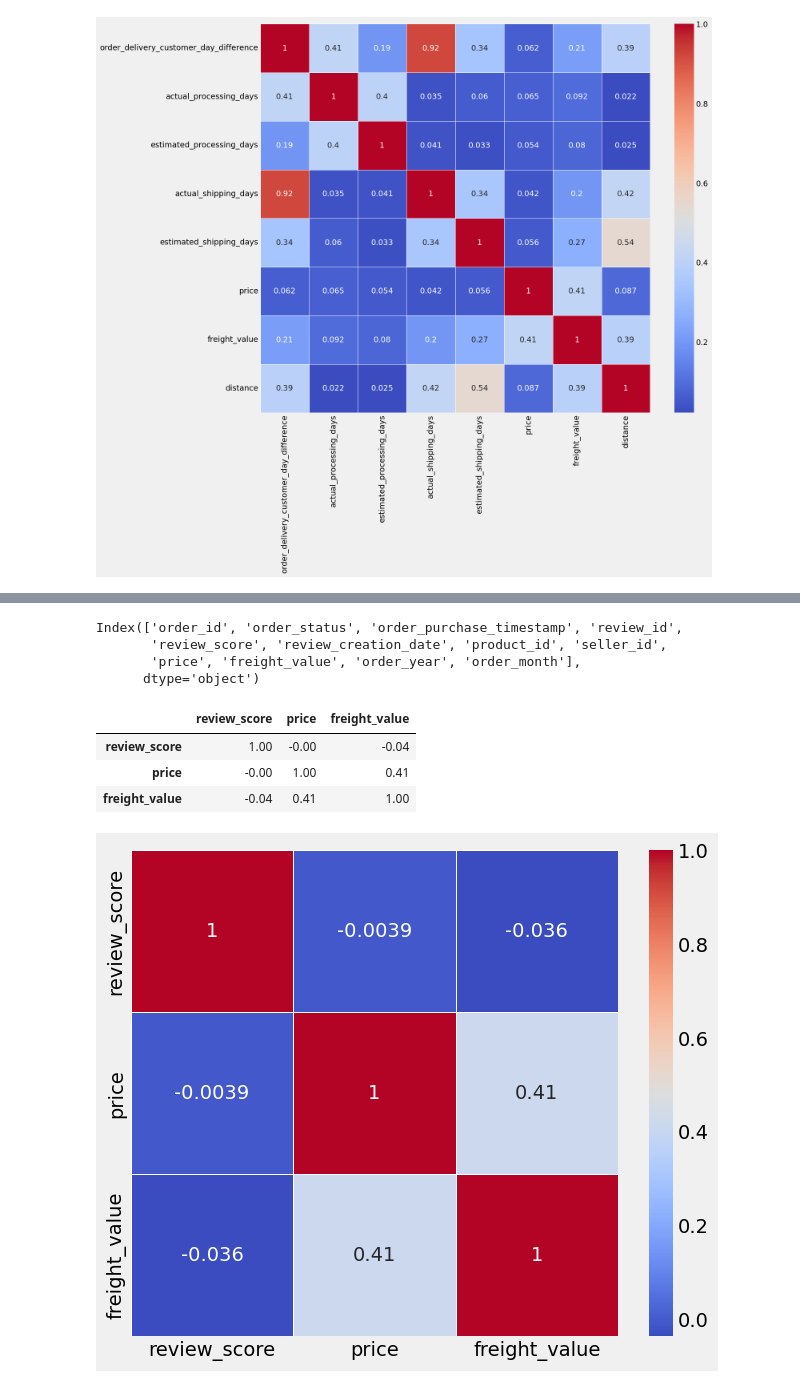
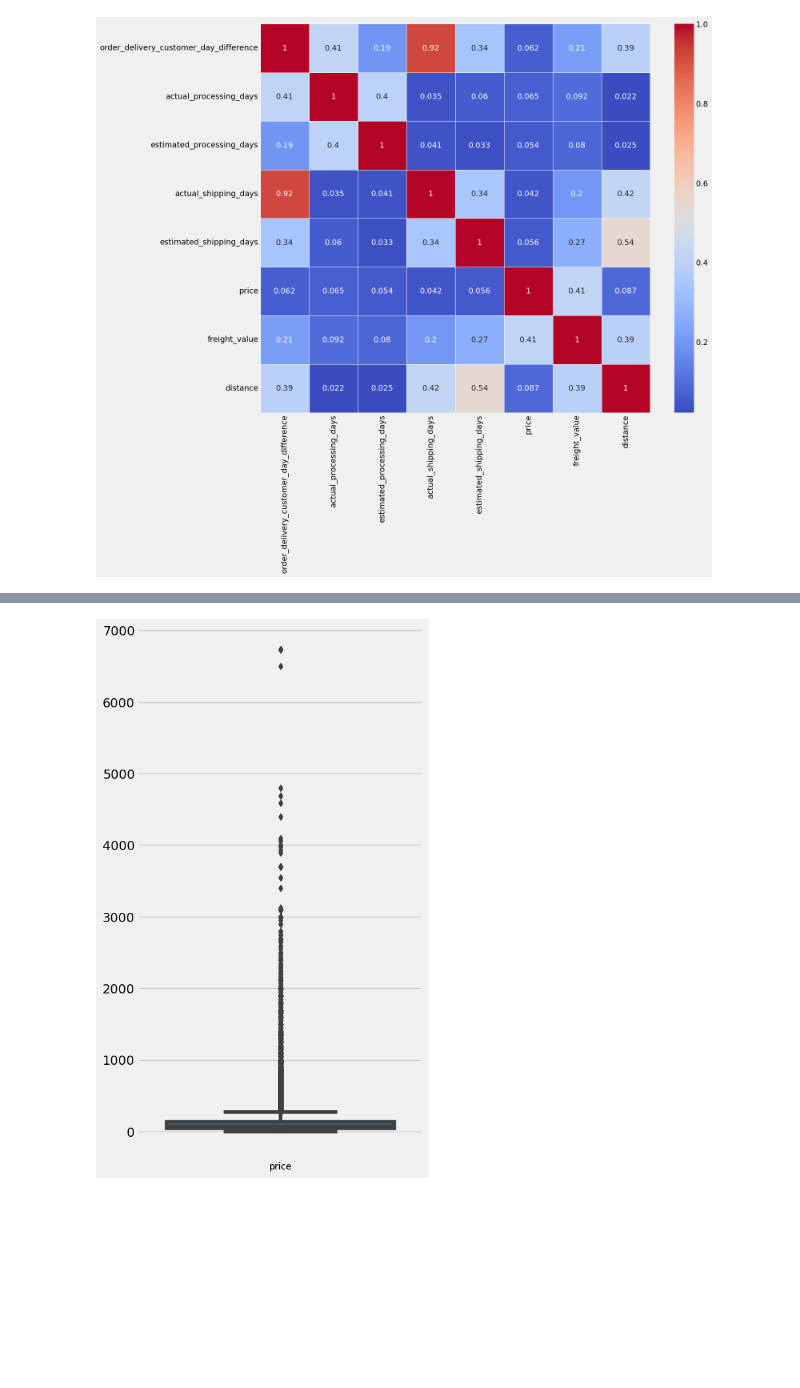
Before and after one commit to jugnuarora/Capstone-Project-E-Commerce, a Jupyter notebook: EDA_Fahad.ipynb, the cells around one changed output, grey strips where cells are left out. Cells and saved outputs as stored; diff of their text form; code cells hidden in the pictures; blank space fills up the shorter version.

```diff
--- a/EDA_Fahad.ipynb
+++ b/EDA_Fahad.ipynb
@@ -448,21 +459,7 @@ sr.head()
-# %%
-sr.columns
-# %% [output]
-Index(['order_id', 'order_status', 'order_purchase_timestamp', 'review_id',
-       'review_score', 'review_creation_date', 'product_id', 'seller_id',
-       'price', 'freight_value', 'order_year', 'order_month'],
-      dtype='object')
-# %%
-corr_columns = ['order_status', 'review_score', 'price', 'freight_value']
-corr_mtrx3 = sr[corr_columns].corr()
-corr_mtrx3
-# %% [output]
-|  | review_score | price | freight_value |
-| review_score | 1.00 | -0.00 | -0.04 |
-| price | -0.00 | 1.00 | 0.41 |
-| freight_value | -0.04 | 0.41 | 1.00 |
-# %%
-plt.figure(figsize = (7,6))
-ax = sns.heatmap(corr_mtrx3, linewidths=.5, annot=True, cmap='coolwarm')
-# %% [output]
-[figure, removed]
+# %%
+plt.figure(figsize=(5,10))
+f1 = sns.boxplot(y=od['price'])
+f1.set(ylabel=None)
+f1.set_xlabel('price', fontsize = 10);
+# %% [output]
+[figure, added]
```
Also changed, not shown: parts of 15 cells of this notebook.
